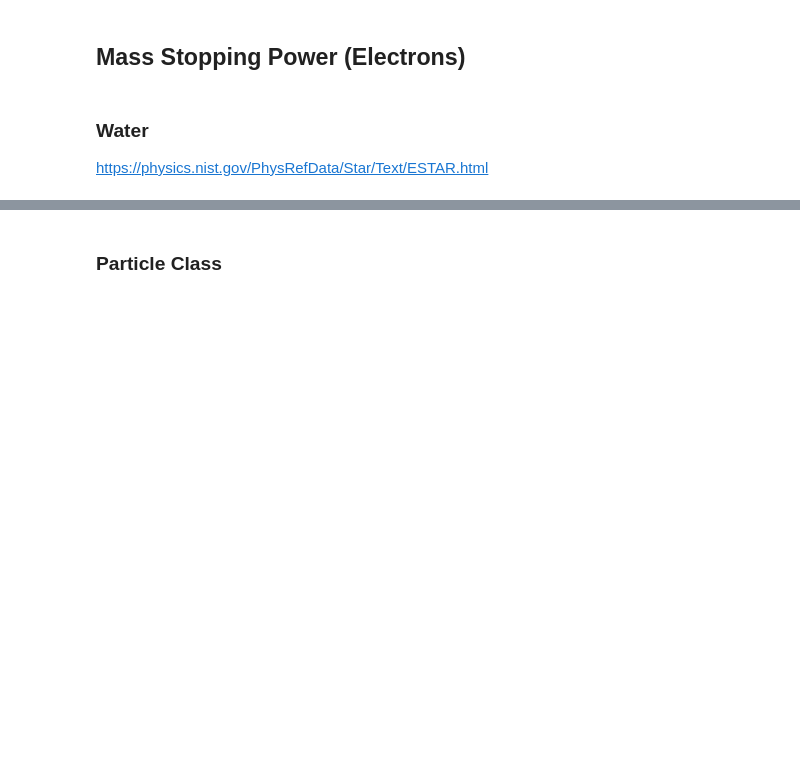
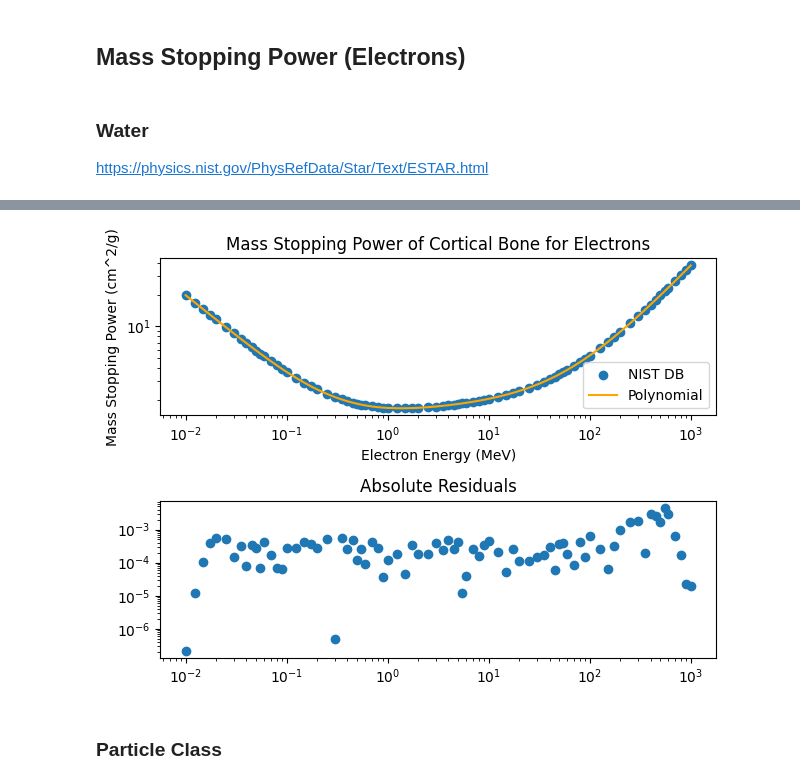
Before and after one commit to mikatan/xray-monte-carlo, a Jupyter notebook: main.ipynb, the cells around one changed output, grey strips where cells are left out. Saved outputs shown, nothing was run; the diff lists cells and outputs as text; code cells hidden in the pictures; blank space fills up the shorter version.

```diff
--- a/main.ipynb
+++ b/main.ipynb
@@ -506,3 +527,34 @@ fig.tight_layout()
+# %%
+log_energy = np.log10(electron_energy)
+log_stopping = np.log10(total)
+boneStopCoe = np.polyfit(log_energy, log_stopping, 50)
+
+def boneStopping(energy):
+    mass_stopping = 10 ** np.polyval(boneStopCoe, np.log10(energy))
+    return mass_stopping
+
+bone_stopping_fit = boneStopping(electron_energy)
+
+fig, ax = plt.subplots(2,1)
+residuals = np.abs(bone_stopping_fit - total)
+
+ax[0].scatter(electron_energy, total, label = "NIST DB")
+ax[0].plot(electron_energy, bone_stopping_fit, label = "Polynomial", color = "orange")
+ax[0].set_xscale('log')
+ax[0].set_yscale('log')
+ax[0].legend()
+ax[0].set_title("Mass Stopping Power of Cortical Bone for Electrons")
+ax[0].set_xlabel("Electron Energy (MeV)")
+ax[0].set_ylabel("Mass Stopping Power (cm^2/g)")
+
+ax[1].scatter(electron_energy, residuals)
+ax[1].set_xscale('log')
+ax[1].set_yscale('log')
+ax[1].set_title("Absolute Residuals")
+
+fig.tight_layout()
+# %% [output]
+[figure, added]
 # %% [markdown]
 ### Particle Class
 # %%
```
Also changed, not shown: parts of 8 cells of this notebook, 1 other file.
